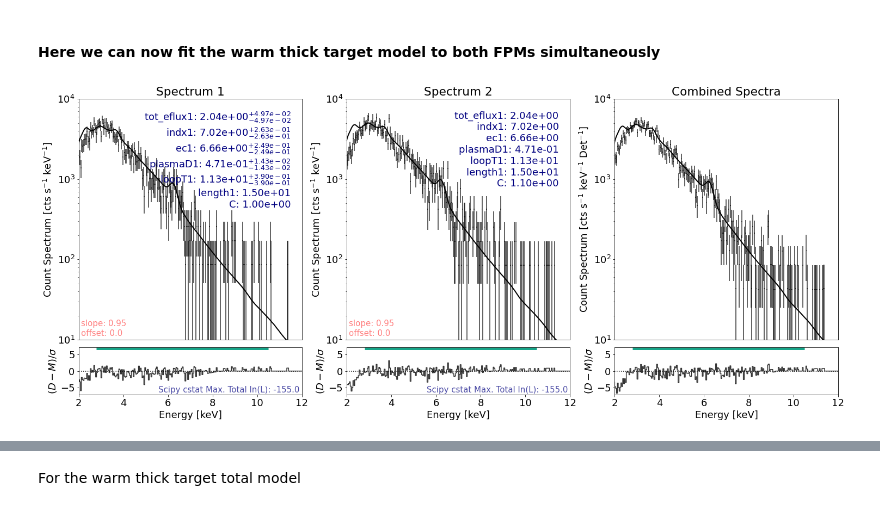
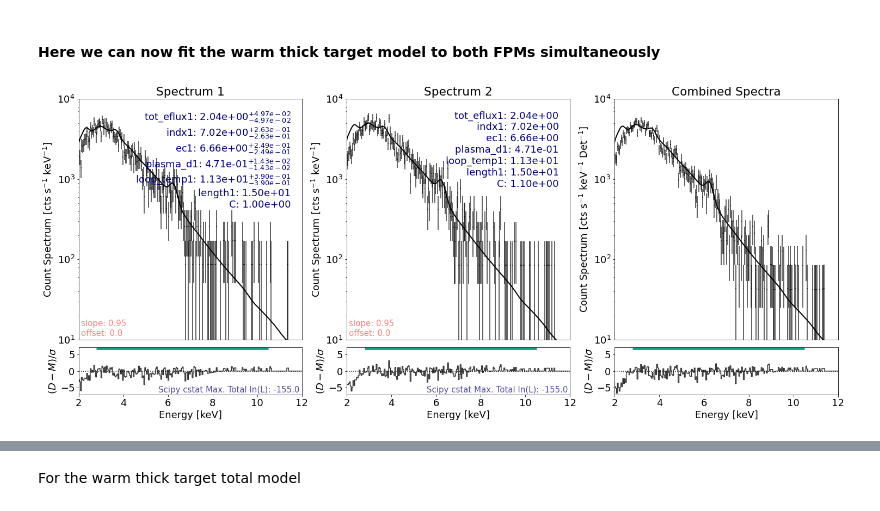
Before and after one commit to sunpy/sunkit-spex, a Jupyter notebook: examples/fitting_NuSTAR_spectra.ipynb, the cells around one changed output, grey strips where cells are left out. Drawn from its saved outputs; the diff is of its cells as text; code cells hidden in the pictures.

```diff
--- a/examples/fitting_NuSTAR_spectra.ipynb
+++ b/examples/fitting_NuSTAR_spectra.ipynb
@@ -202,3 +221,5 @@ mcmc_result = spec.run_mcmc()
+# %%
+mcmc_result = spec.run_mcmc(steps_per_walker=200, append_runs=True)
 # %% [markdown]
 MCMC runs are easily burned and are always burned from the original sampling. E.g., burning 50 samples twice still only discards 50 samples, to discard 100 the user needs to just discard 100.
 # %%
@@ -246,7 +267,7 @@ An alternative to plotting a number of random MCMC samples as faded lines being
 # %%
 plt.rcParams['font.size'] = spec_font_size
 plt.figure(figsize=spec_single_plot_size)
-axes, res_axes = spec.plot(lines_or_hex='hex')
+axes, res_axes = spec.plot(hex_grid=True)
 for a in axes:
     a.set_xlim(x_limits)
     a.set_ylim(y_limits)
@@ -272,13 +295,6 @@ spec.model = "C*(f_vth + f_vth)"
 # Set your count energy fitting range. Here we choose 2.5--8.1 keV
 spec.energy_fitting_range = [2.5,8.1]
 
-# spec.params can be accessed either through the headings for the parameter name.
-# Tie parameters
-spec.params["T1_spectrum2"] = spec.params["T1_spectrum1"]
-spec.params["EM1_spectrum2"] = spec.params["EM1_spectrum1"]
-spec.params["T2_spectrum2"] = "JoIn_T2_spectrum1"
-spec.params["EM2_spectrum2"] = {"Status":"bind_EM2_spectrum1"}
-
 # Freeze parameters
 # spec.params["C_spectrum1"] = "frozen" is equivalent
 spec.params["C_spectrum1"] = {"Status":"frozen"}
@@ -288,7 +304,9 @@ spec.params["T1_spectrum1"] = {"Value":3.05, "Bounds":(2.5, 6)}
 spec.params["EM1_spectrum1"] = {"Value":1.7, "Bounds":(0.5, 3.5)}
 spec.params["T2_spectrum1"] = {"Value":6.6, "Bounds":(4, 10)}
 spec.params["EM2_spectrum1"] = {"Value":0.004, "Bounds":(1e-4, 2e-1)}
-spec.params["C_spectrum2"] = {"Bounds":(0.5, 2)}
+
+# free the constant (was tied to C_spectrum1) to account for systematic offset between NuSTAR FPMs
+spec.params["C_spectrum2"] = {"Status":"free", "Bounds":(0.5, 2)}
 
 print(spec.params)
 # %% [output]
@@ -684,9 +720,9 @@ spec.params["indx1_spectrum1"] = {"Value":6, "Bounds":(3, 10)}
 # electron low energy cut-off param
 spec.params["ec1_spectrum1"] = {"Value":7, "Bounds":(3, 12)}
 # loop plasma temperature param
-spec.params["loopT1_spectrum1"] = {"Value":10, "Bounds":(5, 15)}
+spec.params["loop_temp1_spectrum1"] = {"Value":10, "Bounds":(5, 15)}
 # plasma number density param
-spec.params["plasmaD1_spectrum1"] = {"Value":1, "Bounds":(1e-2, 1e1)} # units 1e10 cm^-3
+spec.params["plasma_d1_spectrum1"] = {"Value":1, "Bounds":(1e-2, 1e1)} # units 1e10 cm^-3
 # loop length param
 spec.params["length1_spectrum1"] = {"Status":"fixed", "Value":15} # units Mm
 # from Gles. 2020 which had a gain correction fixed at 0.95
@@ -730,40 +766,34 @@ spec.energy_fitting_range = [2.8,10.5]
 ## Note that similar parameters in the warm thick target and cold thick target models have slightly different names
 # electron flux param
 spec.params["tot_eflux1_spectrum1"] = {"Value":2, "Bounds":(1e-3, 10)}
-spec.params["tot_eflux1_spectrum2"] = spec.params["tot_eflux1_spectrum1"]
 # electron index param
 spec.params["indx1_spectrum1"] = {"Value":6, "Bounds":(3, 10)}
-spec.params["indx1_spectrum2"] = spec.params["indx1_spectrum1"]
 # electron low energy cut-off param
 spec.params["ec1_spectrum1"] = {"Value":7, "Bounds":(1, 12)}
-spec.params["ec1_spectrum2"] = spec.params["ec1_spectrum1"]
 # loop plasma temperature param
-spec.params["loopT1_spectrum1"] = {"Value":10, "Bounds":(1.1, 15)}
-spec.params["loopT1_spectrum2"] = spec.params["loopT1_spectrum1"]
+spec.params["loop_temp1_spectrum1"] = {"Value":10, "Bounds":(1.1, 15)}
 # plasma number density param
-spec.params["plasmaD1_spectrum1"] = {"Value":1, "Bounds":(1e-2, 1e1)}
-spec.params["plasmaD1_spectrum2"] = spec.params["plasmaD1_spectrum1"]
+spec.params["plasma_d1_spectrum1"] = {"Value":1, "Bounds":(1e-2, 1e1)}
 # loop length param
 spec.params["length1_spectrum1"] = {"Status":"fixed", "Value":15}
-spec.params["length1_spectrum2"] = spec.params["length1_spectrum1"]
 # constant for systematic offset between FPMs, found to be about 1.1
 spec.params["C_spectrum1"] = "frozen"
 spec.params["C_spectrum2"] = {"Status":"fixed", "Value":1.1}
 # from Gles. 2020 which had a gain correction fixed at 0.95
 spec.rParams["gain_slope_spectrum1"] = {"Status":"fixed", "Value":0.95}
 spec.rParams["gain_slope_spectrum2"] = spec.rParams["gain_slope_spectrum1"]
 
 # fit the model to the spectrum
 spec.fit(tol=1e-5)
 
 # plot the result
 plt.rcParams['font.size'] = spec_font_size
 plt.figure(figsize=spec_plot_size)
 axes, res_axes = spec.plot()
 for a in axes:
     a.set_xlim(gles_xlims)
     a.set_ylim(gles_ylims)
 plt.show()
 plt.rcParams['font.size'] = default_font_size
 # %% [output]
-[figure, old version]
+[figure, new version]
```
Also changed, not shown: parts of 58 cells of this notebook, 7 other files.
